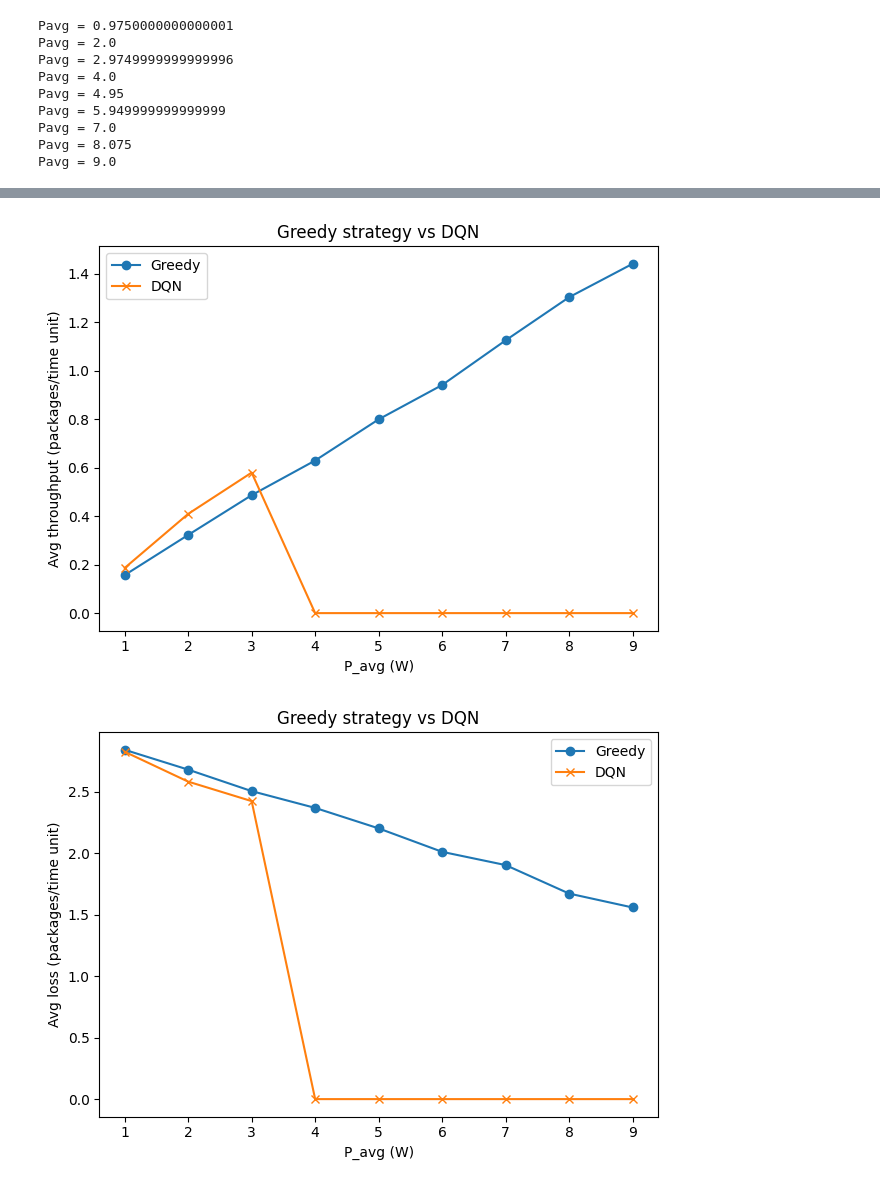
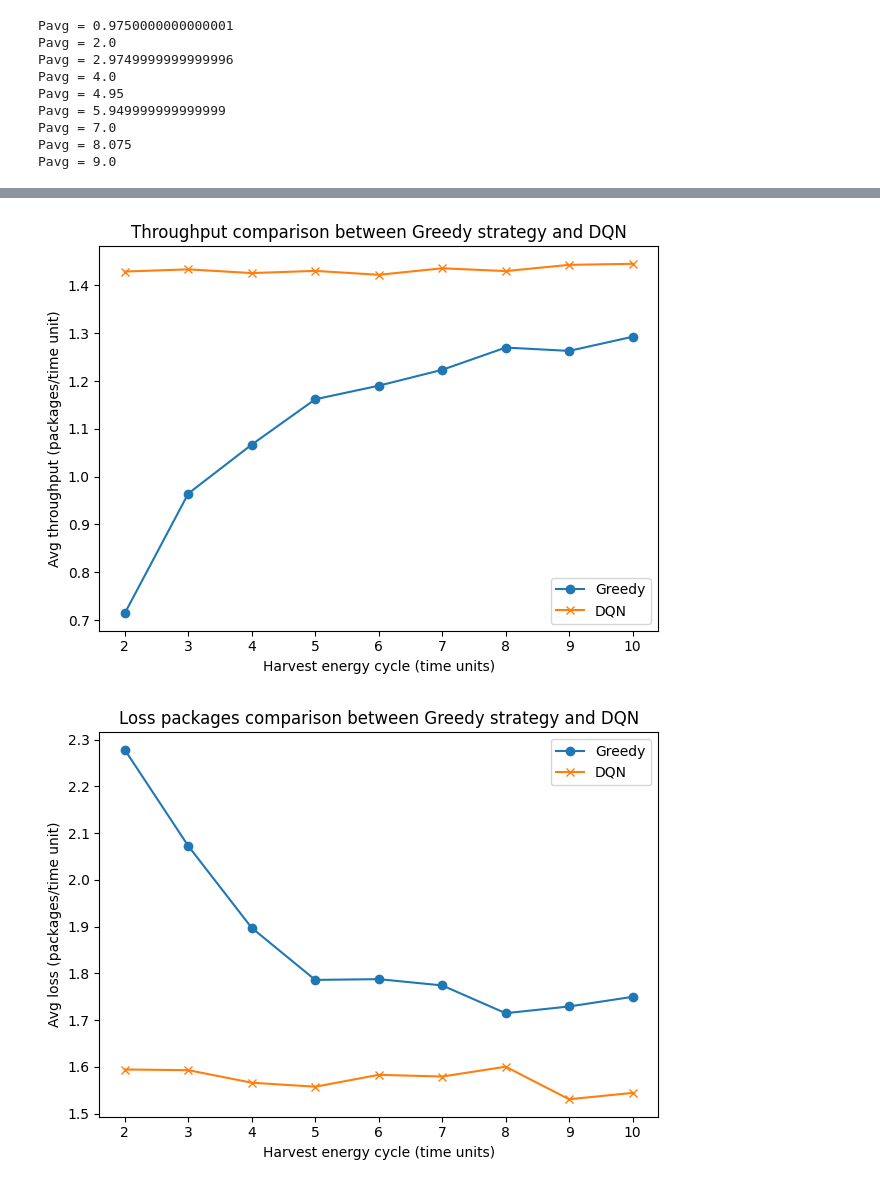
Before and after one commit to dunghoangtrung125/graduation_thesis, a Jupyter notebook: source_code/greedy_vs_dqn.ipynb, the cells around one changed output, grey strips where cells are left out. Cells and saved outputs as stored; diff of their text form; code cells hidden in the pictures.

```diff
--- a/source_code/greedy_vs_dqn.ipynb
+++ b/source_code/greedy_vs_dqn.ipynb
@@ -301,37 +555,37 @@ PDR = 19.346683520723836%
 # %%
 # Plot throughput graph
 import matplotlib.pyplot as plt
 import pandas as pd
 
-df = pd.read_csv('csv/greedy_dqn_throughput.csv')
+df = pd.read_csv('csv/hf_greedy_dqn_throughput.csv')
 
-plt.plot(df['p_avg'], df['greedy'], marker='o', label='Greedy')
-plt.plot(df['p_avg'], df['dqn'], marker='x', label='DQN')
-plt.title('Greedy strategy vs DQN')
-plt.xlabel('P_avg (W)')
+plt.plot(df['hf'], df['greedy'], marker='o', label='Greedy')
+plt.plot(df['hf'], df['dqn'], marker='x', label='DQN')
+plt.title('Throughput comparison between Greedy strategy and DQN')
+plt.xlabel('Harvest energy cycle (time units)')
 plt.ylabel('Avg throughput (packages/time unit)')
 plt.tight_layout()
 plt.legend()
 plt.show()
 # %% [output]
-[figure, old version]
+[figure, new version]
 # %%
 # Plot loss graph
 import matplotlib.pyplot as plt
 import pandas as pd
 
-df = pd.read_csv('csv/greedy_dqn_loss.csv')
+df = pd.read_csv('csv/hf_greedy_dqn_loss.csv')
 
-plt.plot(df['p_avg'], df['greedy'], marker='o', label='Greedy')
-plt.plot(df['p_avg'], df['dqn'], marker='x', label='DQN')
-plt.title('Greedy strategy vs DQN')
-plt.xlabel('P_avg (W)')
+plt.plot(df['hf'], df['greedy'], marker='o', label='Greedy')
+plt.plot(df['hf'], df['dqn'], marker='x', label='DQN')
+plt.title('Loss packages comparison between Greedy strategy and DQN')
+plt.xlabel('Harvest energy cycle (time units)')
 plt.ylabel('Avg loss (packages/time unit)')
 plt.tight_layout()
 plt.legend()
 plt.show()
 # %% [output]
-[figure, old version]
+[figure, new version]
 # %%
 # Plot pdr graph
 import matplotlib.pyplot as plt
```
Also changed, not shown: parts of 24 cells of this notebook, 49 other files.
